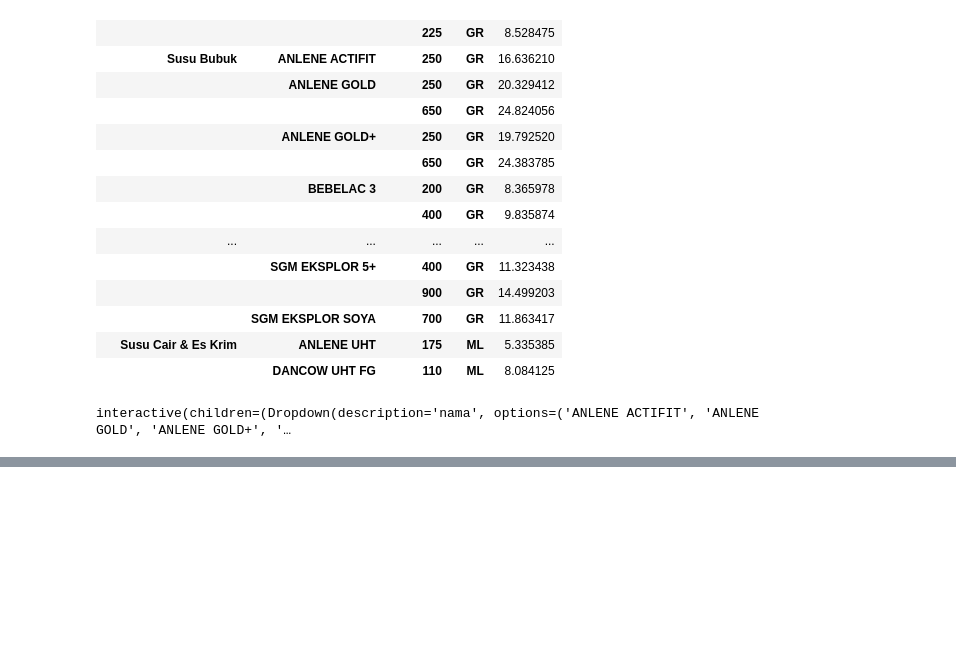
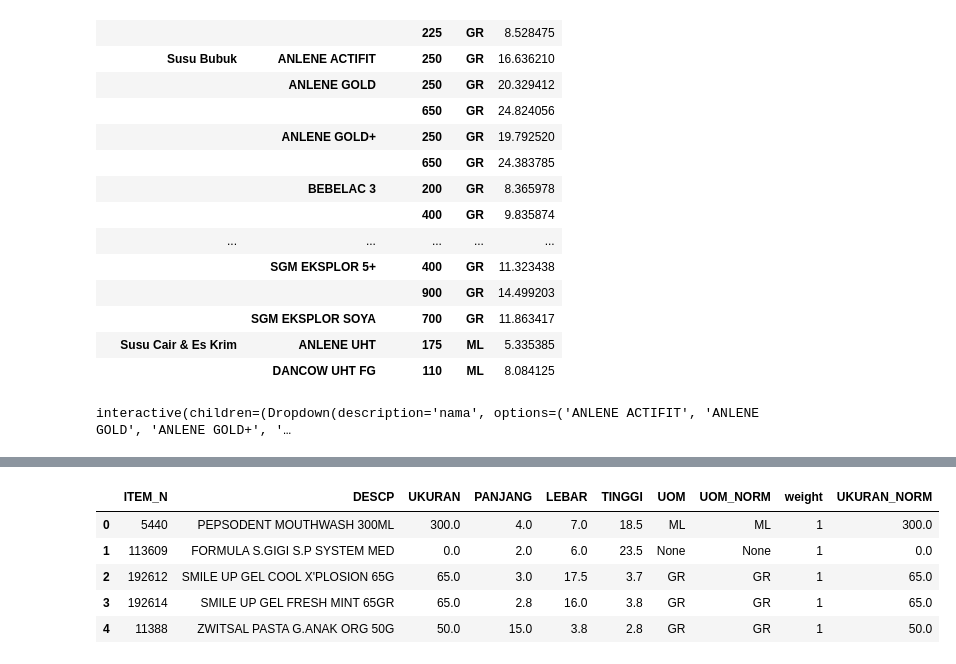
Before and after one commit to akhiyarwaladi/next_order_date, a Jupyter notebook: diff_between_order.ipynb, the cells around one changed output, grey strips where cells are left out. Drawn from its saved outputs; the diff is of its cells as text; code cells hidden in the pictures; blank space fills up the shorter version.

```diff
--- a/diff_between_order.ipynb
+++ b/diff_between_order.ipynb
@@ -300,0 +391,9 @@ interactive(children=(Dropdown(description='nama', options=('ANLENE ACTIFIT', 'A
+# %%
+df_nas.head()
+# %% [output]
+|  | ITEM_N | DESCP | UKURAN | PANJANG | LEBAR | TINGGI | UOM | UOM_NORM | weight | UKURAN_NORM |
+| 0 | 5440 | PEPSODENT MOUTHWASH 300ML | 300.0 | 4.0 | 7.0 | 18.5 | ML | ML | 1 | 300.0 |
+| 1 | 113609 | FORMULA S.GIGI S.P SYSTEM MED | 0.0 | 2.0 | 6.0 | 23.5 | None | None | 1 | 0.0 |
+| 2 | 192612 | SMILE UP GEL COOL X'PLOSION 65G | 65.0 | 3.0 | 17.5 | 3.7 | GR | GR | 1 | 65.0 |
+| 3 | 192614 | SMILE UP GEL FRESH MINT 65GR | 65.0 | 2.8 | 16.0 | 3.8 | GR | GR | 1 | 65.0 |
+| 4 | 11388 | ZWITSAL PASTA G.ANAK ORG 50G | 50.0 | 15.0 | 3.8 | 2.8 | GR | GR | 1 | 50.0 |
```
Also changed, not shown: parts of 12 cells of this notebook.
